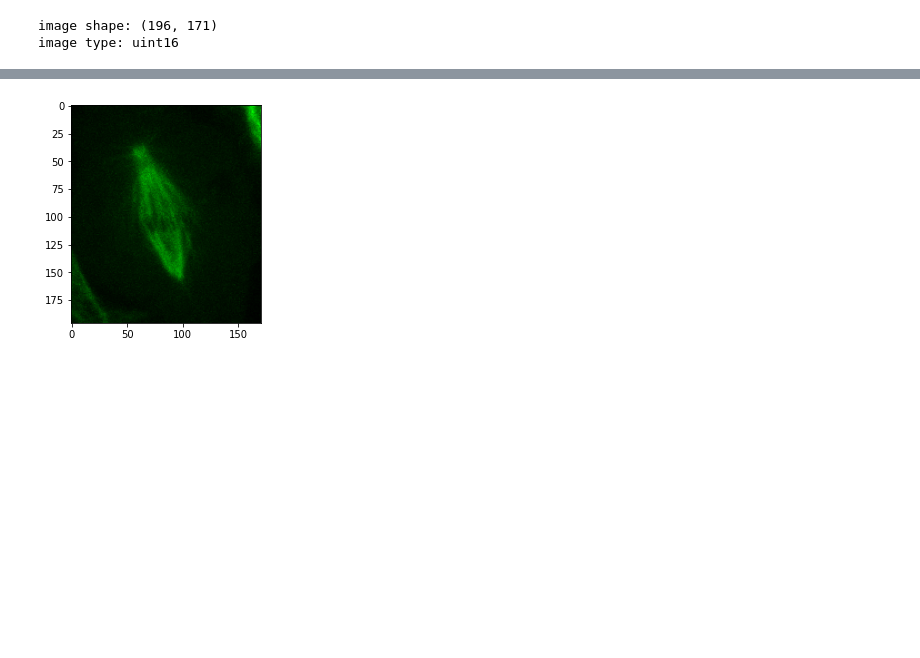
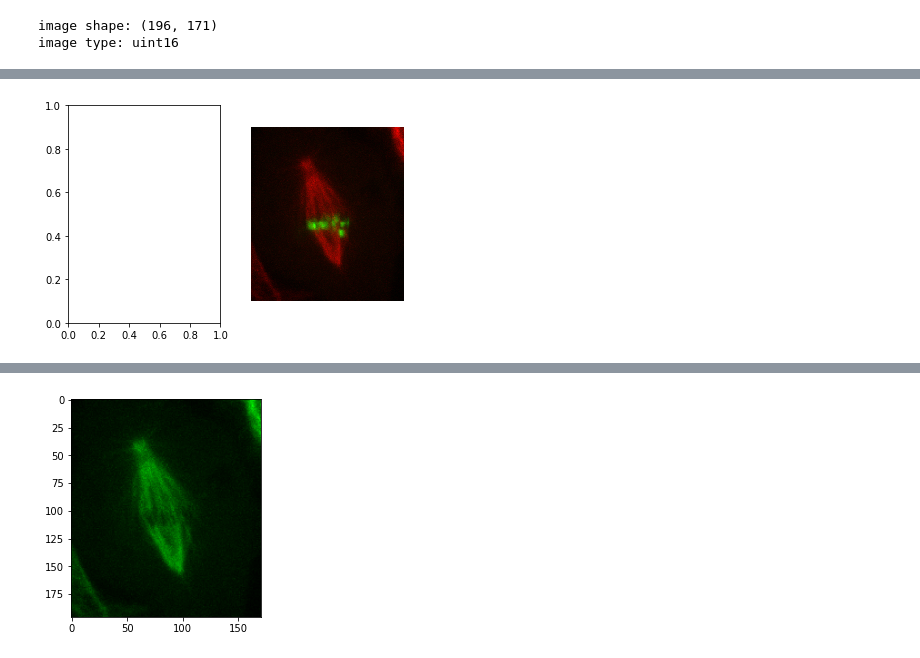
Before and after one commit to guiwitz/microfilm, a Jupyter notebook: notebooks/microplot_module.ipynb, the cells around one changed output, grey strips where cells are left out. Saved outputs shown, nothing was run; the diff lists cells and outputs as text; code cells hidden in the pictures; blank space fills up the shorter version.

```diff
--- a/notebooks/microplot_module.ipynb
+++ b/notebooks/microplot_module.ipynb
@@ -26,0 +56,5 @@ image type: uint16
+# %%
+fig, ax = plt.subplots(1,2)
+microim = microplot.microshow(images=[image1, image2], ax=ax[1]);
+# %% [output]
+[figure, added]
```
Also changed, not shown: parts of 35 cells of this notebook.
